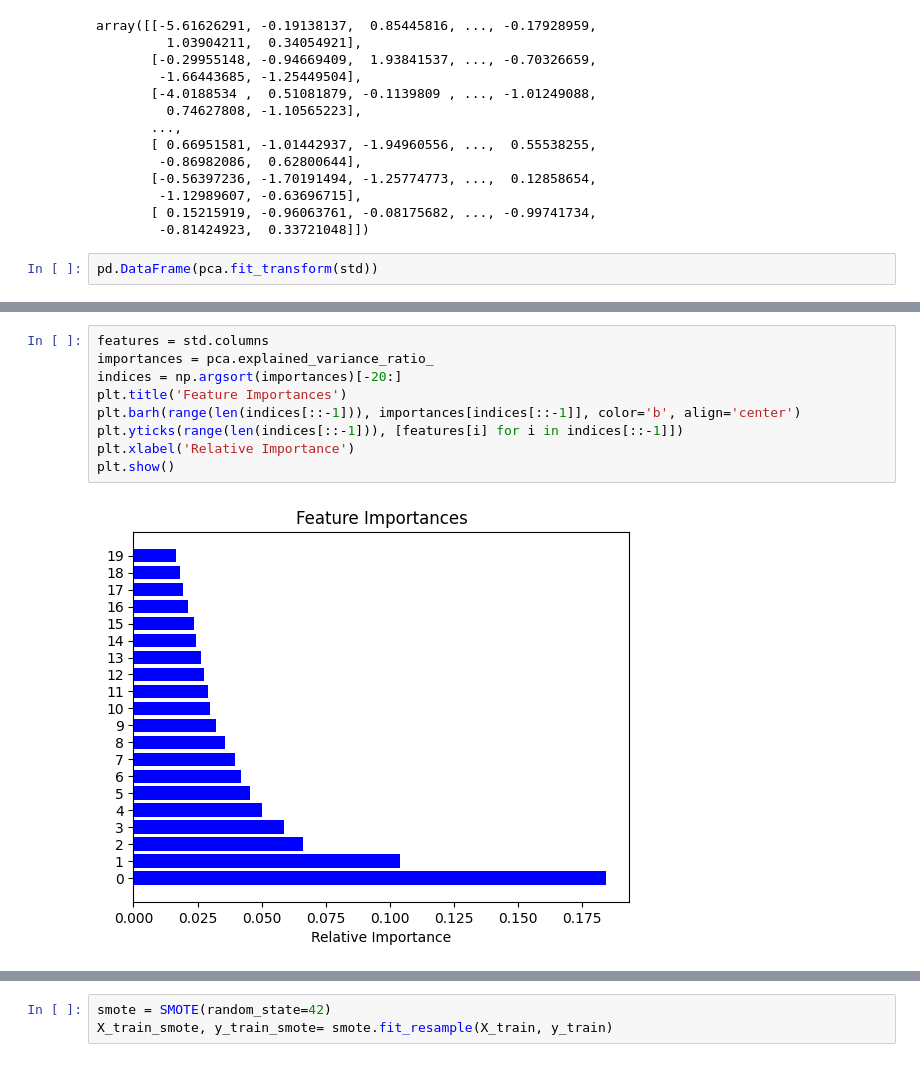
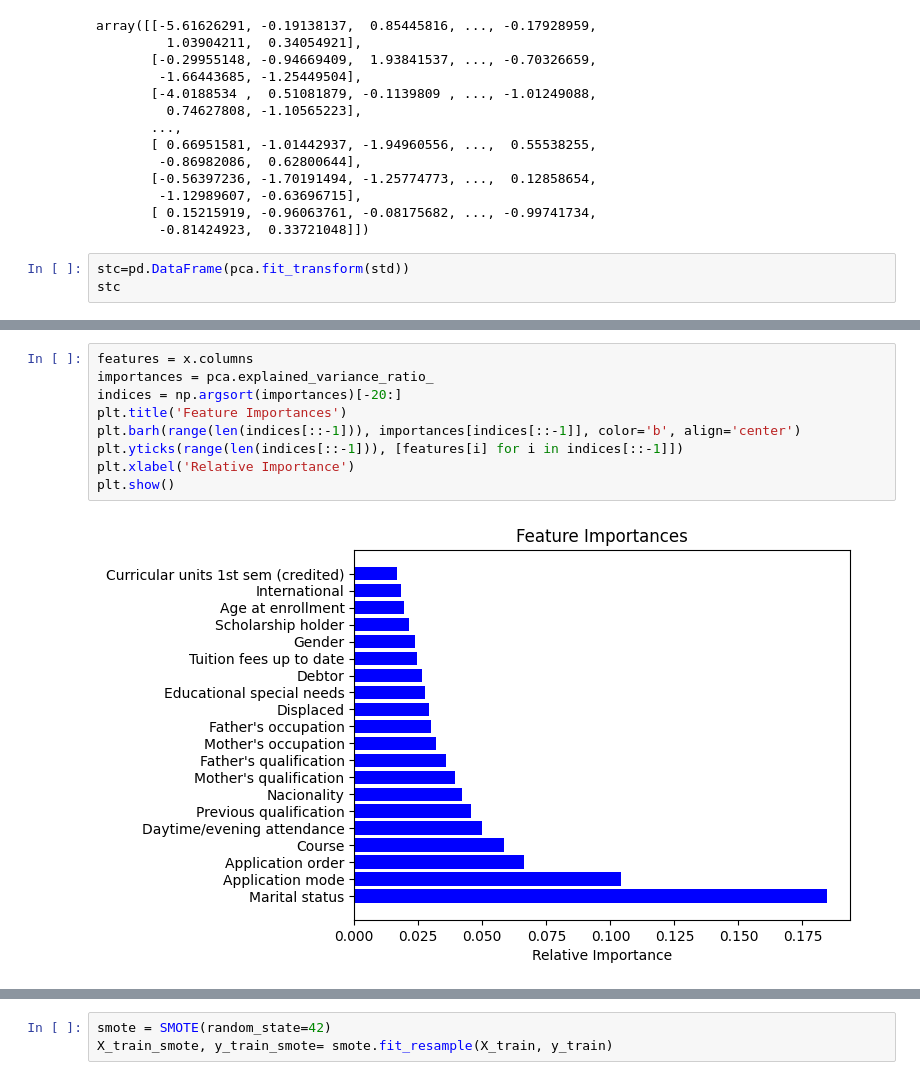
Before and after one commit to oluwasegun88/LINEAR_REGRESSION, a Jupyter notebook: Predicting Students' Dropout and Academic Success.ipynb, the cells around one changed output, grey strips where cells are left out. Drawn from its saved outputs; the diff is of its cells as text.

```diff
--- a/Predicting Students' Dropout and Academic Success.ipynb
+++ b/Predicting Students' Dropout and Academic Success.ipynb
@@ -225,6 +226,7 @@ array([[-5.61626291, -0.19138137,  0.85445816, ..., -0.17928959,
        [ 0.15215919, -0.96063761, -0.08175682, ..., -0.99741734,
         -0.81424923,  0.33721048]])
 # %%
-pd.DataFrame(pca.fit_transform(std))
+stc=pd.DataFrame(pca.fit_transform(std))
+stc
 # %% [output]
 |  | 0 | 1 | 2 | 3 | 4 | 5 | 6 | 7 | 8 | 9 | 10 | ... |
@@ -242,13 +244,13 @@ pd.DataFrame(pca.fit_transform(std))
 4424 rows × 20 columns
 # %%
-features = std.columns
+features = x.columns
 importances = pca.explained_variance_ratio_
 indices = np.argsort(importances)[-20:]
 plt.title('Feature Importances')
 plt.barh(range(len(indices[::-1])), importances[indices[::-1]], color='b', align='center')
 plt.yticks(range(len(indices[::-1])), [features[i] for i in indices[::-1]])
 plt.xlabel('Relative Importance')
 plt.show()
 # %% [output]
-[figure, old version]
+[figure, new version]
 # %%
```
Also changed, not shown: parts of 5 cells of this notebook.
